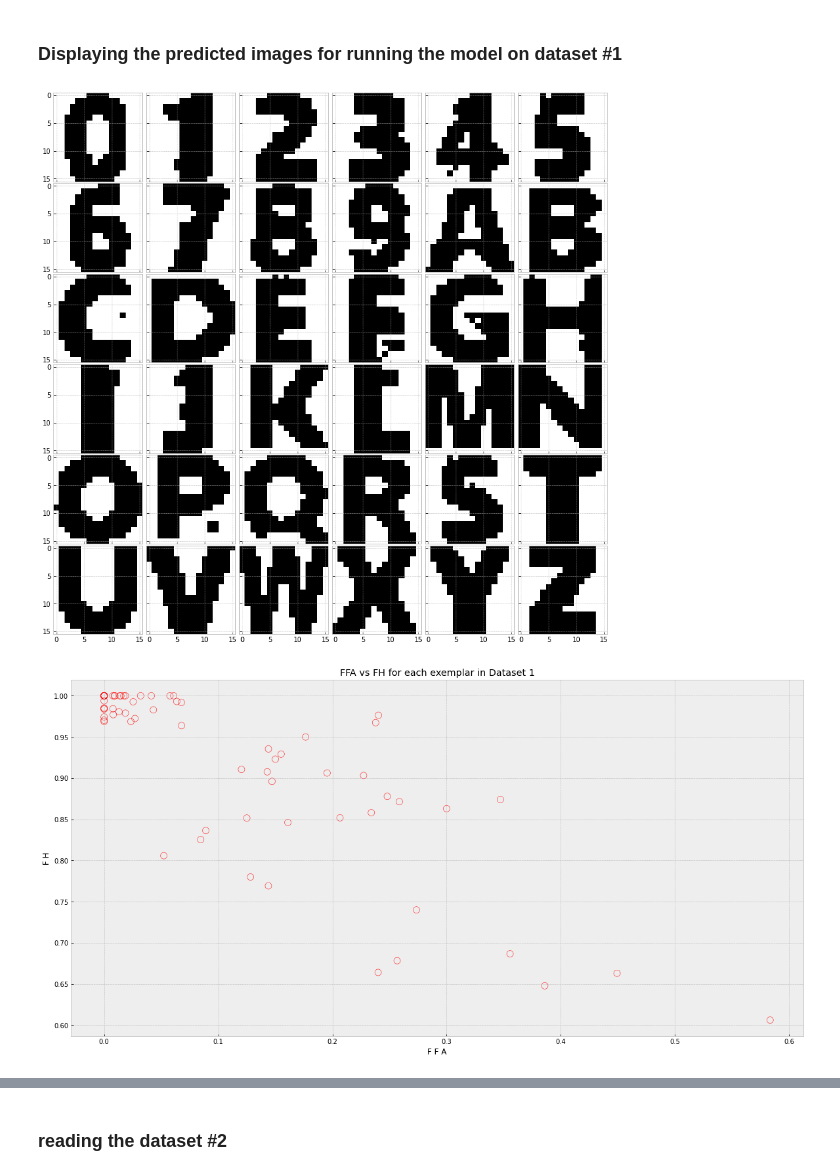
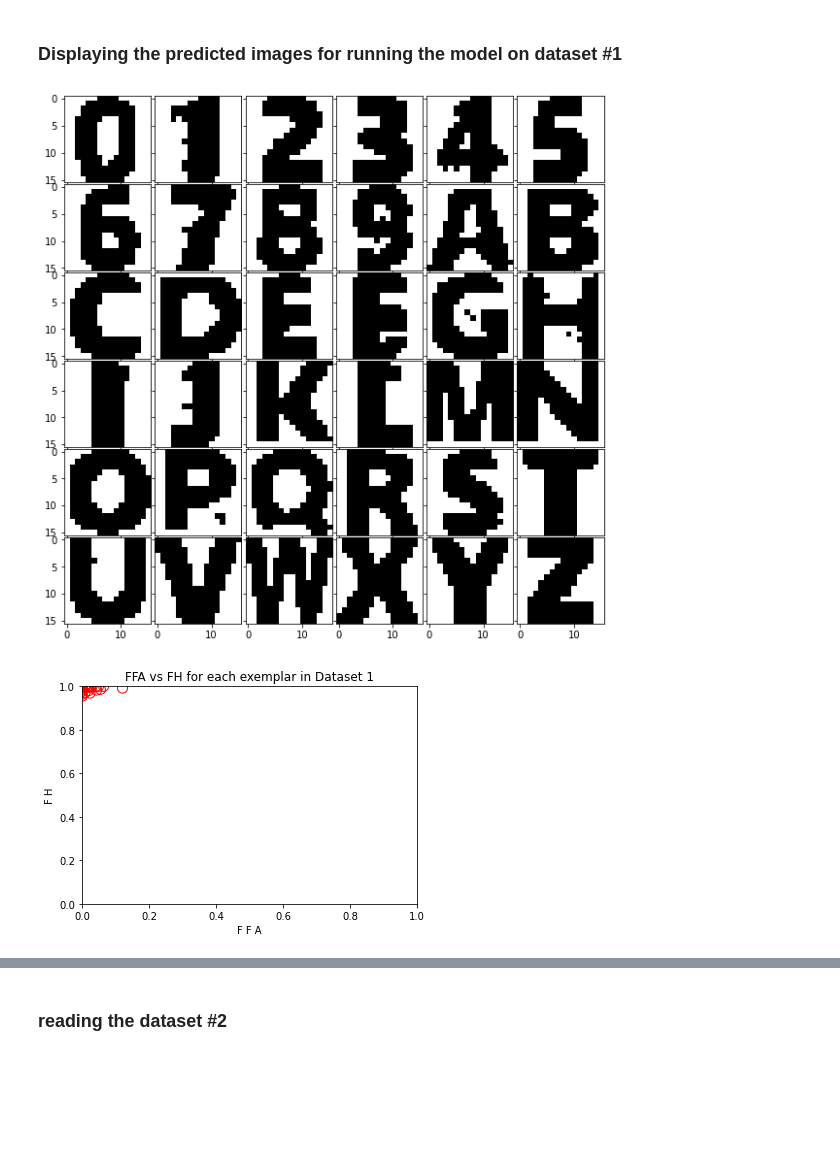
Before and after one commit to shivambang/Neural-Networks, a Jupyter notebook: Deep Neural Network/dnn.ipynb, the cells around one changed output, grey strips where cells are left out. Cells and saved outputs as stored; diff of their text form; code cells hidden in the pictures; blank space fills up the shorter version.

```diff
--- a/Deep Neural Network/dnn.ipynb
+++ b/Deep Neural Network/dnn.ipynb
@@ -33,8 +202,0 @@ for i in range(36):
-# %%
-plt.style.use('bmh')
-plt.figure(figsize=(10, 10))
-plt.xticks(range(0, 16, 5))
-plt.ylim(16, 0)
-plt.xlim(0, 16)
-plt.yticks(range(0, 16, 5))
-plt.imshow(data[35].reshape(16, 16), 'gray')
@@ -47,24 +206,21 @@ y_data = Variable(torch.Tensor([data]))
 # %% [markdown]
 ## 2. Model Designing and Training
 # %%
-from model import DeepNet
-from engine import test, train
-
+from random import randint
 # metrics for measuring the performance of the model
 ffa = []
 fh = []
 
 
+model = DeepNet(layerSize=[256]+[256]*3+[256])
+criterion = torch.nn.MSELoss()
+optimizer = torch.optim.Adam(model.parameters(), lr = 0.001)
 for epochs in range(0, 1100, 100):
-    model = DeepNet(layerSize=[256]+[256]*3+[256])
-    criterion = torch.nn.MSELoss()
-    optimizer = torch.optim.Adam(model.parameters(), lr = 0.001)
 
     #Train the model with MSE loss criterion and Adam optimizer function
-    train(data, data, model, criterion, optimizer, epochs)
+    train(data, data, model, criterion, optimizer, 100)
 
     # Compute errors and predicted output
     pred, err = test(data=data, target=data, model=model)
     fh += [np.mean(err[0])]
     ffa += [np.mean(err[1])]
-    print("Epochs {}: FFA {} and FH {}".format(epochs, ffa[-1], fh[-1]))
@@ -96,28 +239,31 @@ plt.legend()
 model = DeepNet(layerSize=[256]+[256]*3+[256])
 criterion = torch.nn.MSELoss()
 optimizer = torch.optim.Adam(model.parameters(), lr = 0.001)
-train(data, data, model, criterion, optimizer, 200)
+train(data, data, model, criterion, optimizer, 250);
 # %% [markdown]
 ## 3. Testing the model
 # %% [markdown]
 ### Displaying the predicted images for running the model on dataset #1
 # %%
+ffa = []
+fh = []
 pred, err = test(data=data, target=data, model=model)
-fig = plt.figure(figsize=(15, 15))
-fh_e += err[0]
-ffa_e += err[1]
+fig = plt.figure(figsize=(10, 10))
+fh += err[0]
+ffa += err[1]
 gs = fig.add_gridspec(6, 6, hspace=0.02, wspace=0.02)
 axs = gs.subplots(sharex=True, sharey=True)
 for i in range(36):
     axs[i//6, i%6].imshow(pred[i], 'gray')
 # %% [output]
-[figure, old version]
+[figure, new version]
 # %%
-plt.figure(figsize=(20,10))
-plt.scatter(ffa_e, fh_e, s=100, facecolors='none', edgecolors='r')
+plt.scatter(ffa, fh, s=100, facecolors='none', edgecolors='r')
 plt.title("FFA vs FH for each exemplar in Dataset 1")
 plt.xlabel('F F A')
 plt.ylabel('F H')
+plt.xlim((0, 1))
+plt.ylim((0, 1))
 plt.show()
 # %% [output]
-[figure, old version]
+[figure, new version]
```
Also changed, not shown: parts of 33 cells of this notebook.
